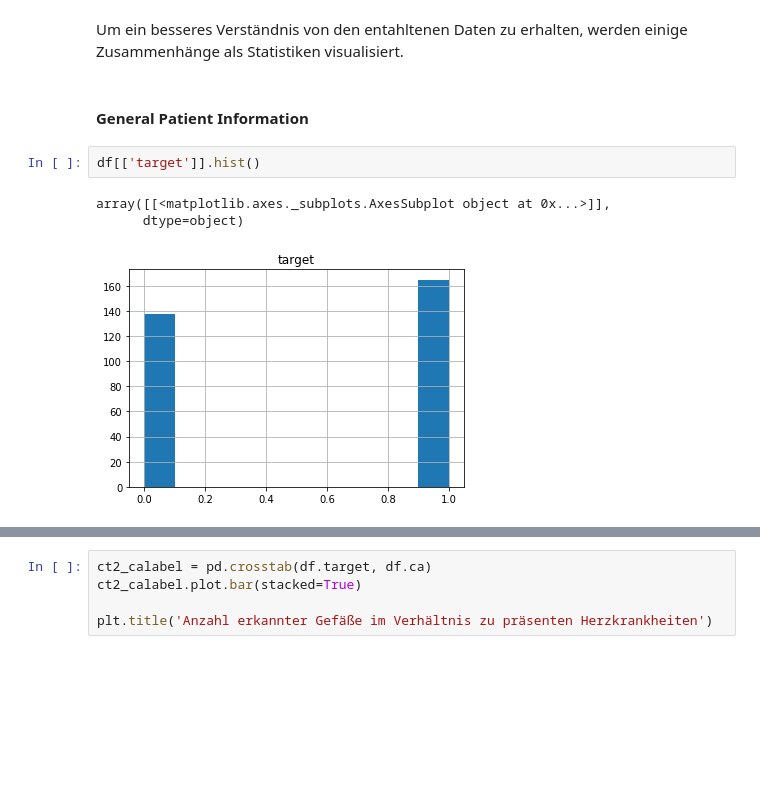
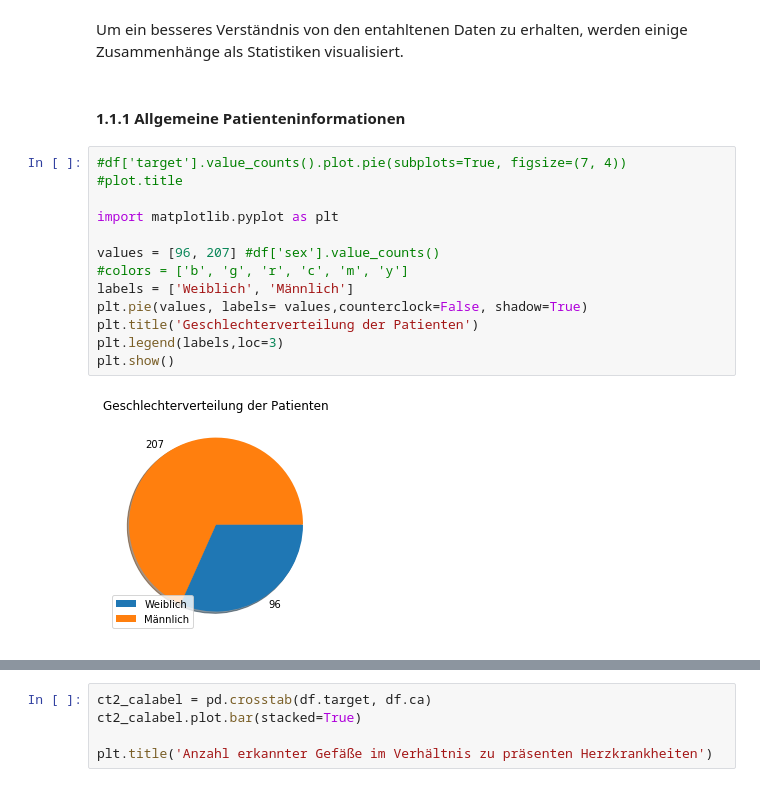
Before and after one commit to memmelma/data_analysis_heart_disease, a Jupyter notebook: heart_jupyter_notebook_master.ipynb, the cells around one changed output, grey strips where cells are left out. Cells and saved outputs as stored; diff of their text form; blank space fills up the shorter version.

```diff
--- a/heart_jupyter_notebook_master.ipynb
+++ b/heart_jupyter_notebook_master.ipynb
@@ -128,11 +155,20 @@ df.describe()
 ### 1.1 Data Visualization
 # %% [markdown]
 Um ein besseres Verständnis von den entahltenen Daten zu erhalten, werden einige Zusammenhänge als Statistiken visualisiert.
-# %% [markdown]
-#### General Patient Information
-# %%
-df[['target']].hist()
-# %% [output]
-array([[<matplotlib.axes._subplots.AxesSubplot object at 0x...>]],
-      dtype=object)
-[figure, removed]
+# %% [markdown]
+####  1.1.1 Allgemeine Patienteninformationen
+# %%
+#df['target'].value_counts().plot.pie(subplots=True, figsize=(7, 4))
+#plot.title
+
+import matplotlib.pyplot as plt
+
+values = [96, 207] #df['sex'].value_counts()
+#colors = ['b', 'g', 'r', 'c', 'm', 'y']
+labels = ['Weiblich', 'Männlich']
+plt.pie(values, labels= values,counterclock=False, shadow=True)
+plt.title('Geschlechterverteilung der Patienten')
+plt.legend(labels,loc=3)
+plt.show()
+# %% [output]
+[figure, added]
```
Also changed, not shown: parts of 25 cells of this notebook.
